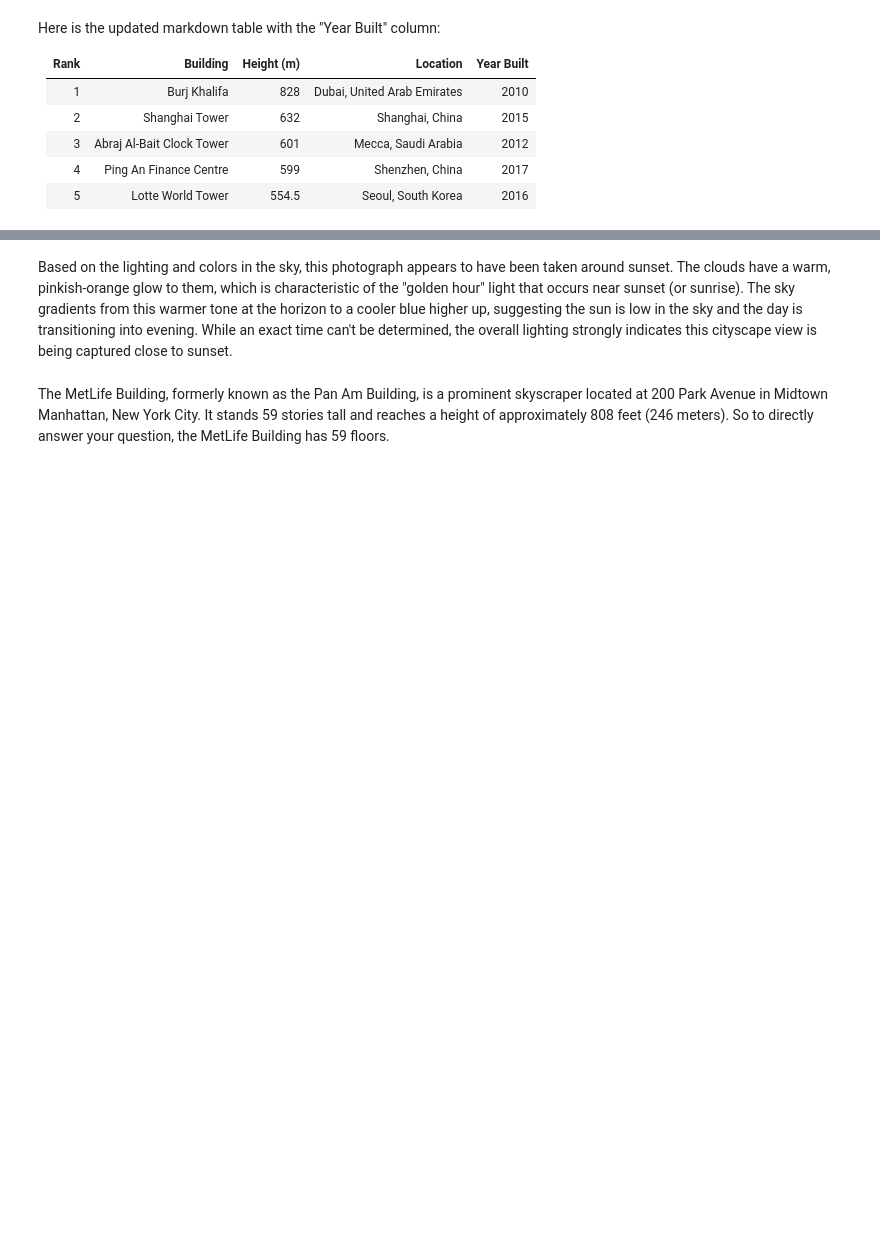
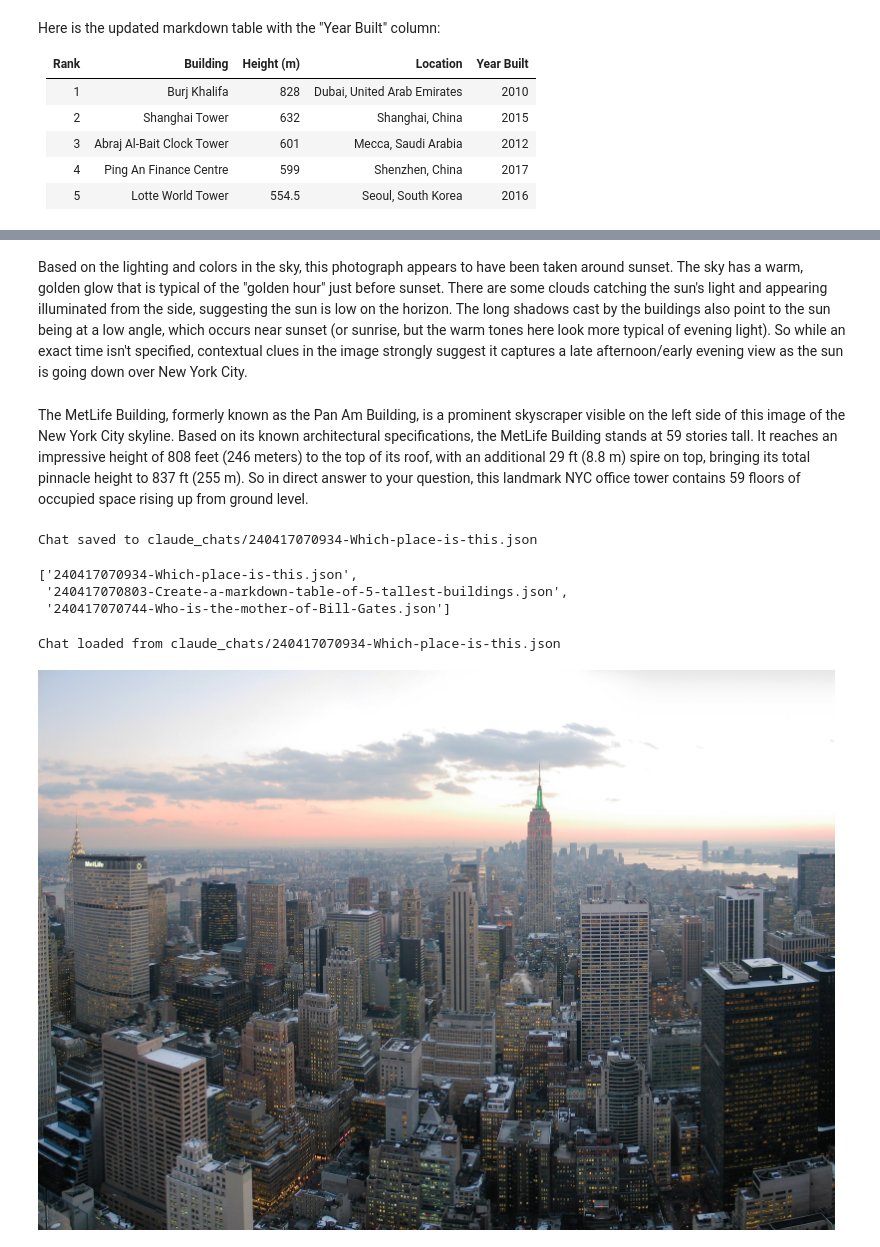
Before and after one commit to GenaiTechne/gtsystem, a Jupyter notebook: notebooks/10-chat-anthropic.ipynb, the cells around one changed output, grey strips where cells are left out. Drawn from its saved outputs; the diff is of its cells as text; code cells hidden in the pictures; blank space fills up the shorter version.

```diff
--- a/notebooks/10-chat-anthropic.ipynb
+++ b/notebooks/10-chat-anthropic.ipynb
@@ -66,0 +75,2 @@ Here is the updated markdown table with the "Floors" column and removing the hei
+# %%
+chat = anthropic.CHAT_CONTEXT.load_chat('240417070744-Who-is-the-mother-of-Bill-Gates.json')
@@ -88,8 +122,26 @@ The body of water visible on the right side of the image is the East River. The
 # %%
 render.md(anthropic.opus_chat('What time of day is it?'))
 # %% [output]
-Based on the lighting and colors in the sky, this photograph appears to have been taken around sunset. The clouds have a warm, pinkish-orange glow to them, which is characteristic of the "golden hour" light that occurs near sunset (or sunrise). The sky gradients from this warmer tone at the horizon to a cooler blue higher up, suggesting the sun is low in the sky and the day is transitioning into evening. While an exact time can't be determined, the overall lighting strongly indicates this cityscape view is being captured close to sunset.
+Based on the lighting and colors in the sky, this photograph appears to have been taken around sunset. The sky has a warm, golden glow that is typical of the "golden hour" just before sunset. There are some clouds catching the sun's light and appearing illuminated from the side, suggesting the sun is low on the horizon. The long shadows cast by the buildings also point to the sun being at a low angle, which occurs near sunset (or sunrise, but the warm tones here look more typical of evening light). So while an exact time isn't specified, contextual clues in the image strongly suggest it captures a late afternoon/early evening view as the sun is going down over New York City.
 # %%
 render.md(anthropic.opus_chat('How many floors is the MetLife building?'))
 # %% [output]
-The MetLife Building, formerly known as the Pan Am Building, is a prominent skyscraper located at 200 Park Avenue in Midtown Manhattan, New York City. It stands 59 stories tall and reaches a height of approximately 808 feet (246 meters). So to directly answer your question, the MetLife Building has 59 floors.
+The MetLife Building, formerly known as the Pan Am Building, is a prominent skyscraper visible on the left side of this image of the New York City skyline. Based on its known architectural specifications, the MetLife Building stands at 59 stories tall. It reaches an impressive height of 808 feet (246 meters) to the top of its roof, with an additional 29 ft (8.8 m) spire on top, bringing its total pinnacle height to 837 ft (255 m). So in direct answer to your question, this landmark NYC office tower contains 59 floors of occupied space rising up from ground level.
+# %%
+anthropic.CHAT_CONTEXT.save_chat()
+# %% [output]
+Chat saved to claude_chats/240417070934-Which-place-is-this.json
+# %%
+anthropic.CHAT_CONTEXT.list_chats()
+# %% [output]
+['240417070934-Which-place-is-this.json',
+ '240417070803-Create-a-markdown-table-of-5-tallest-buildings.json',
+ '240417070744-Who-is-the-mother-of-Bill-Gates.json']
+# %%
+chat = anthropic.CHAT_CONTEXT.load_chat('240417070934-Which-place-is-this.json')
+# %% [output]
+Chat loaded from claude_chats/240417070934-Which-place-is-this.json
+# %%
+render.chat(chat)
+# %% [output]
+[figure, added]
```
Also changed, not shown: parts of 14 cells of this notebook, 26 other files.
